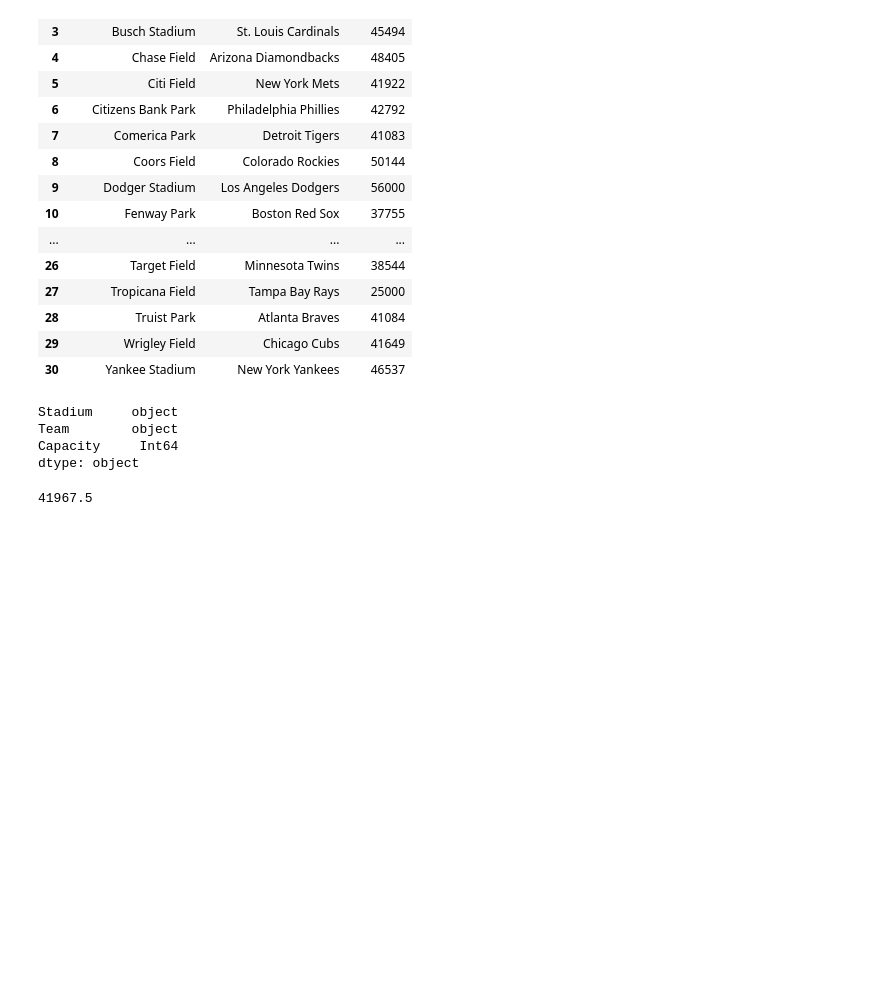
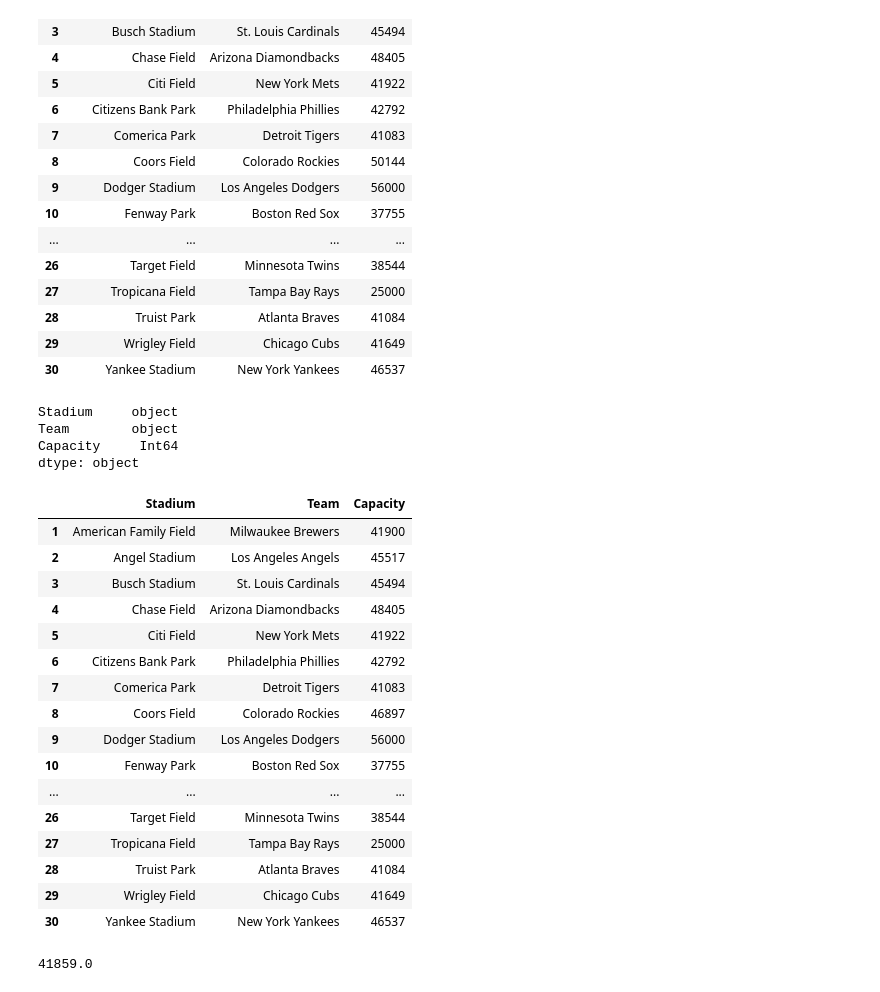
Before and after one commit to milesbolton/milesbolton.github.io, a Jupyter notebook: docs/lede-project-2/ballparks-basic-exploration.ipynb, the cells around one changed output. Cells and saved outputs as stored; diff of their text form; code cells hidden in the pictures; blank space fills up the shorter version.

Commit message:
Updated Coors Field capacity

```diff
--- a/docs/lede-project-2/ballparks-basic-exploration.ipynb
+++ b/docs/lede-project-2/ballparks-basic-exploration.ipynb
@@ -465,9 +465,30 @@ Stadium     object
 Team        object
 Capacity     Int64
 dtype: object
+# %%
+ballparks_df.at[8, 'Capacity'] = 46897
+ballparks_df
+# %% [output]
+|  | Stadium | Team | Capacity |
+| 1 | American Family Field | Milwaukee Brewers | 41900 |
+| 2 | Angel Stadium | Los Angeles Angels | 45517 |
+| 3 | Busch Stadium | St. Louis Cardinals | 45494 |
+| 4 | Chase Field | Arizona Diamondbacks | 48405 |
+| 5 | Citi Field | New York Mets | 41922 |
+| 6 | Citizens Bank Park | Philadelphia Phillies | 42792 |
+| 7 | Comerica Park | Detroit Tigers | 41083 |
+| 8 | Coors Field | Colorado Rockies | 46897 |
+| 9 | Dodger Stadium | Los Angeles Dodgers | 56000 |
+| 10 | Fenway Park | Boston Red Sox | 37755 |
+| ... | ... | ... | ... |
+| 26 | Target Field | Minnesota Twins | 38544 |
+| 27 | Tropicana Field | Tampa Bay Rays | 25000 |
+| 28 | Truist Park | Atlanta Braves | 41084 |
+| 29 | Wrigley Field | Chicago Cubs | 41649 |
+| 30 | Yankee Stadium | New York Yankees | 46537 |
 # %%
 ballparks_df.to_csv('ballparks_current')
 # %%
-ballparks_df["Capacity"].mean()
+ballparks_df["Capacity"].mean().round()
 # %% [output]
-41967.5
+41859.0
```
Also changed, not shown: 1 other file.
